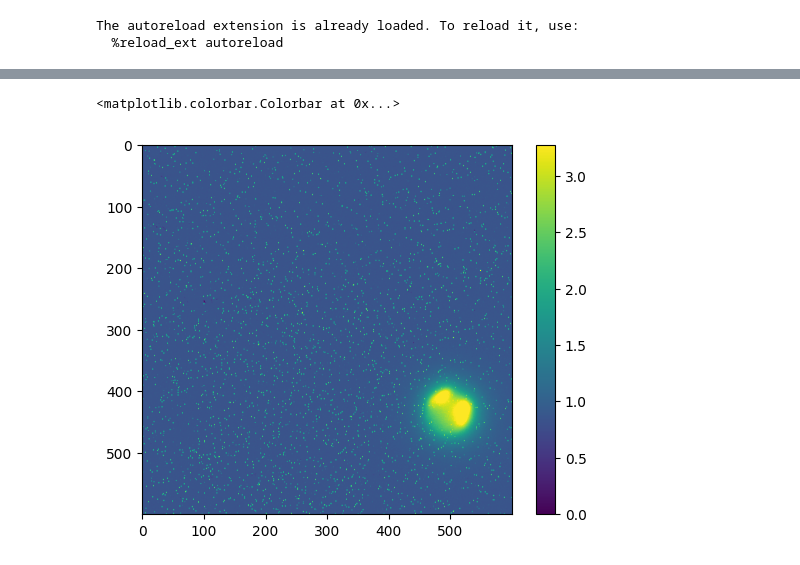
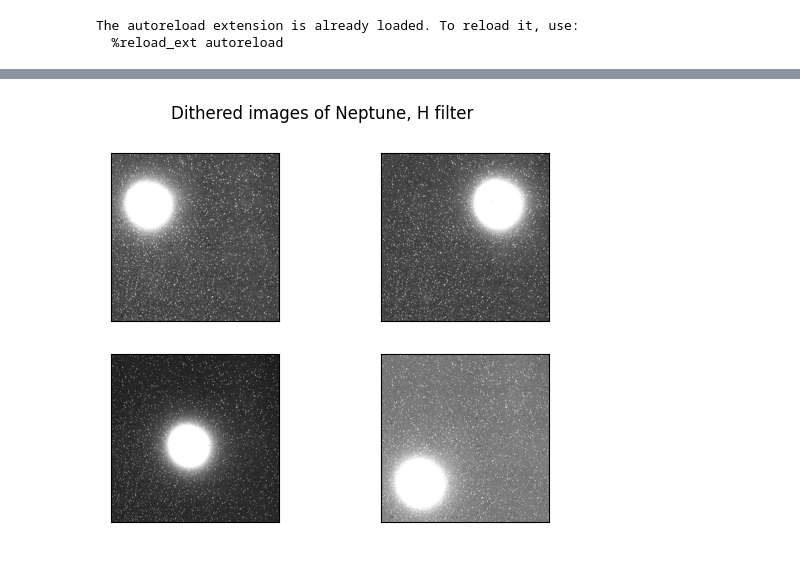
Before and after one commit to askemer/ASTR257_2024, a Jupyter notebook: student_work/adityars/ao/neptune.ipynb, the cells around one changed output, grey strips where cells are left out. Drawn from its saved outputs; the diff is of its cells as text; code cells hidden in the pictures.

Commit message:
analysis for neptune done

```diff
--- a/student_work/adityars/ao/neptune.ipynb
+++ b/student_work/adityars/ao/neptune.ipynb
@@ -43,6 +30,4 @@ plt.colorbar()
-# %%
-plt.imshow(renorm_to_find_neptune(sciences["H"][0])[200:-200, 200:-200])
-plt.colorbar()
-# %% [output]
-<matplotlib.colorbar.Colorbar at 0x...>
-[figure, removed]
+# %%
+n.plot_all_images(sciences, "H")
+# %% [output]
+[figure, added]
```
Also changed, not shown: parts of 16 cells of this notebook, 4 other files.
